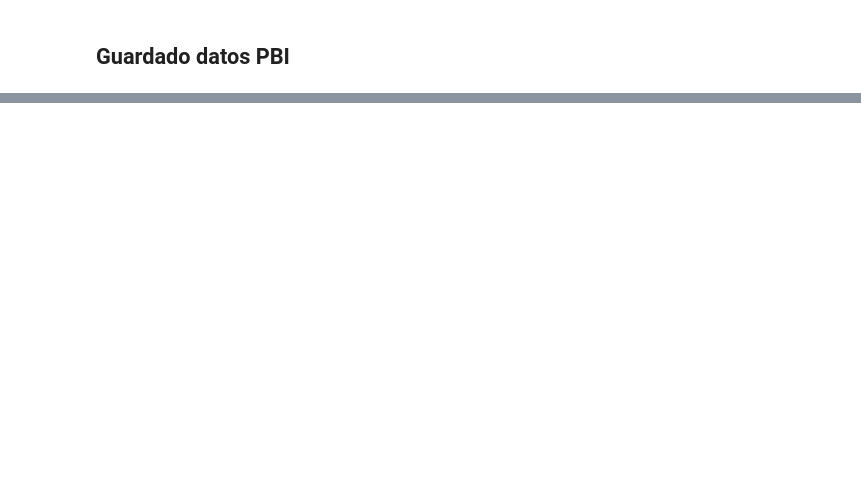
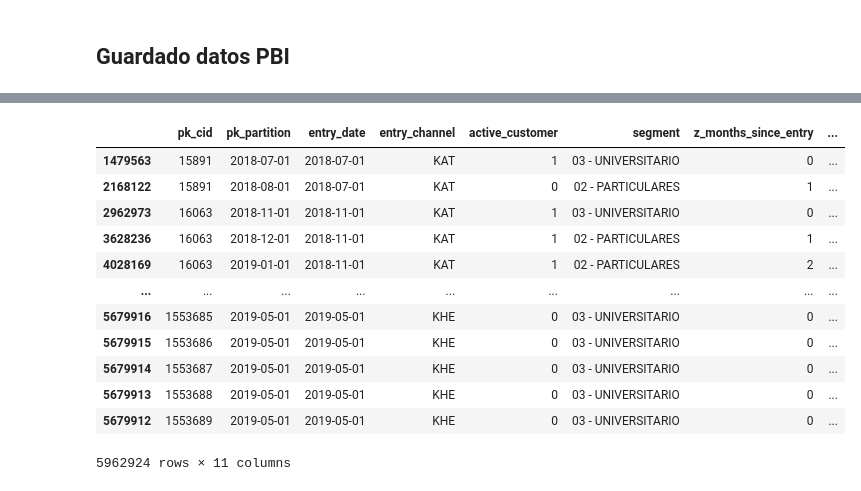
Before and after one commit to martadominguezm/grupo-1-dscesp-0525, a Jupyter notebook: TFM/notebook_commercial_activity.ipynb, the cells around one changed output, grey strips where cells are left out. Cells and saved outputs as stored; diff of their text form; code cells hidden in the pictures; blank space fills up the shorter version.

```diff
--- a/TFM/notebook_commercial_activity.ipynb
+++ b/TFM/notebook_commercial_activity.ipynb
@@ -341,0 +353,10 @@ plt.show()
+# %%
+df_commercial_activity = df_commercial_activity.sort_values(['pk_cid', 'pk_partition'])
+
+df_commercial_activity['active_flag'] = df_commercial_activity['active_customer'].eq(1).astype(int)
+df_commercial_activity['cum_months_total'] = df_commercial_activity.groupby('pk_cid').cumcount() + 1
+df_commercial_activity['cum_months_active'] = df_commercial_activity.groupby('pk_cid')['active_flag'].cumsum()
+
+# Calculamos el porcentaje incremental
+df_commercial_activity['z_pct_months_active'] = (df_commercial_activity['cum_months_active'] / df_commercial_activity['cum_months_total']).round(2)
+df_commercial_activity = df_commercial_activity.drop(columns=['active_flag', 'cum_months_total', 'cum_months_active'])
@@ -341,0 +377,17 @@ plt.show()
+# %%
+df_commercial_activity = df_commercial_activity.sort_values(['pk_cid', 'pk_partition'])
+
+df_commercial_activity['next_partition'] = df_commercial_activity.groupby('pk_cid')['pk_partition'].shift(-1)
+last_partition = df_commercial_activity['pk_partition'].max()
+
+df_commercial_activity['z_churn_flag'] = np.where(
+    df_commercial_activity['next_partition'].isna() &
+    (df_commercial_activity['pk_partition'] != last_partition),
+    1,
+    0
+)
+
+df_commercial_activity = df_commercial_activity.drop(columns=['next_partition'])
+# %%
+# rename new cols
+df_commercial_activity.rename(columns={"months_since_entry": "z_months_since_entry"}, inplace=True)
@@ -343,0 +401,13 @@ plt.show()
+# %%
+# datetime
+df_commercial_activity['pk_partition'] = pd.to_datetime(df_commercial_activity['pk_partition'], errors='coerce')
+df_commercial_activity['entry_date'] = pd.to_datetime(df_commercial_activity['entry_date'], errors='coerce')
+
+# int
+to_int_cols = ["active_customer","z_months_since_entry", "z_churn_flag"]
+
+for col in to_int_cols:
+    df_commercial_activity[col] = df_commercial_activity[col].astype(int)
+
+# object
+df_commercial_activity["pk_cid"] = df_commercial_activity["pk_cid"].astype(str)
@@ -344,2 +429,18 @@ plt.show()
+# %%
+df_commercial_activity
+# %% [output]
+|  | pk_cid | pk_partition | entry_date | entry_channel | active_customer | segment | z_months_since_entry | ... |
+| 1479563 | 15891 | 2018-07-01 | 2018-07-01 | KAT | 1 | 03 - UNIVERSITARIO | 0 | ... |
+| 2168122 | 15891 | 2018-08-01 | 2018-07-01 | KAT | 0 | 02 - PARTICULARES | 1 | ... |
+| 2962973 | 16063 | 2018-11-01 | 2018-11-01 | KAT | 1 | 03 - UNIVERSITARIO | 0 | ... |
+| 3628236 | 16063 | 2018-12-01 | 2018-11-01 | KAT | 1 | 02 - PARTICULARES | 1 | ... |
+| 4028169 | 16063 | 2019-01-01 | 2018-11-01 | KAT | 1 | 02 - PARTICULARES | 2 | ... |
+| ... | ... | ... | ... | ... | ... | ... | ... | ... |
+| 5679916 | 1553685 | 2019-05-01 | 2019-05-01 | KHE | 0 | 03 - UNIVERSITARIO | 0 | ... |
+| 5679915 | 1553686 | 2019-05-01 | 2019-05-01 | KHE | 0 | 03 - UNIVERSITARIO | 0 | ... |
+| 5679914 | 1553687 | 2019-05-01 | 2019-05-01 | KHE | 0 | 03 - UNIVERSITARIO | 0 | ... |
+| 5679913 | 1553688 | 2019-05-01 | 2019-05-01 | KHE | 0 | 03 - UNIVERSITARIO | 0 | ... |
+| 5679912 | 1553689 | 2019-05-01 | 2019-05-01 | KHE | 0 | 03 - UNIVERSITARIO | 0 | ... |
+5962924 rows × 11 columns
 # %%
 df_commercial_activity.to_csv('data/pbi_datasets/customer_commercial_activity_pbi.csv', sep=',')
```
Also changed, not shown: parts of 12 cells of this notebook, 1 other file.
